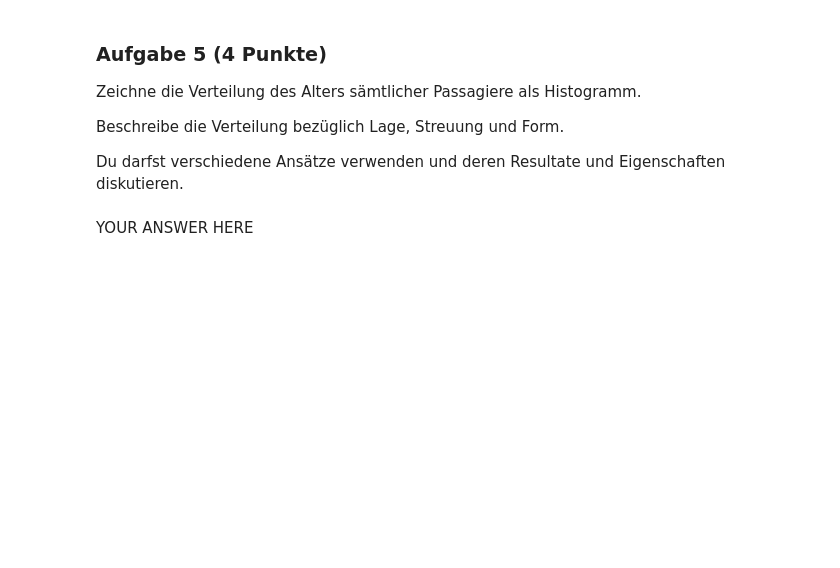
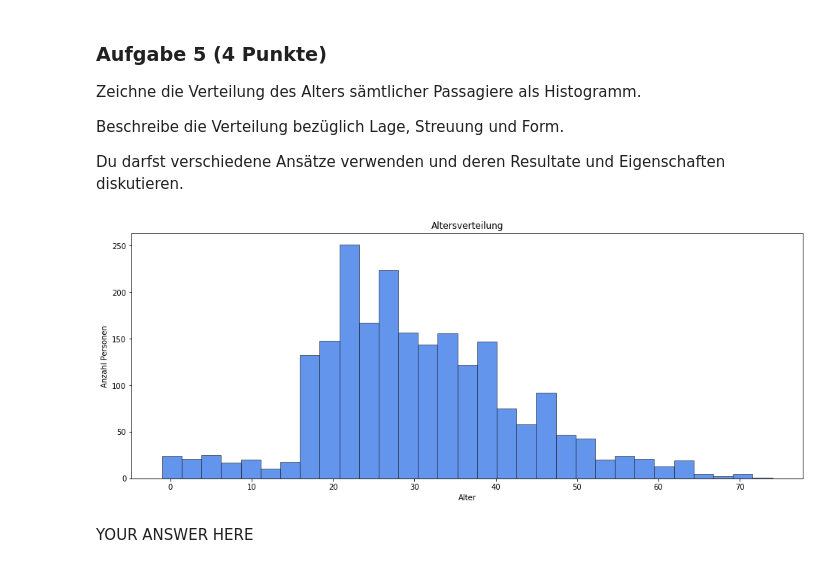
Before and after one commit to marcschny/dsp_assignments, a Jupyter notebook: assignments/assignment11_graded/exercise11.ipynb, the cells around one changed output. Cells and saved outputs as stored; diff of their text form; code cells hidden in the pictures; blank space fills up the shorter version.

```diff
--- a/assignments/assignment11_graded/exercise11.ipynb
+++ b/assignments/assignment11_graded/exercise11.ipynb
@@ -304,3 +311,14 @@ raise NotImplementedError()
+# %%
+
+# histogram
+fig, ax = plt.subplots(nrows=1, ncols=1, figsize=(16,6))
+_ = ax.hist(allPersons["age"], bins="fd", color="cornflowerblue", edgecolor="black", linewidth=0.5)
+_ = ax.set_title("Altersverteilung")
+# show histogram labels
+_ = ax.set_ylabel("Anzahl Personen")
+_ = ax.set_xlabel("Alter")
+# %% [output]
+[figure, added]
 # %% [markdown]
 YOUR ANSWER HERE
 # %% [markdown]
```
Also changed, not shown: parts of 5 cells of this notebook.
